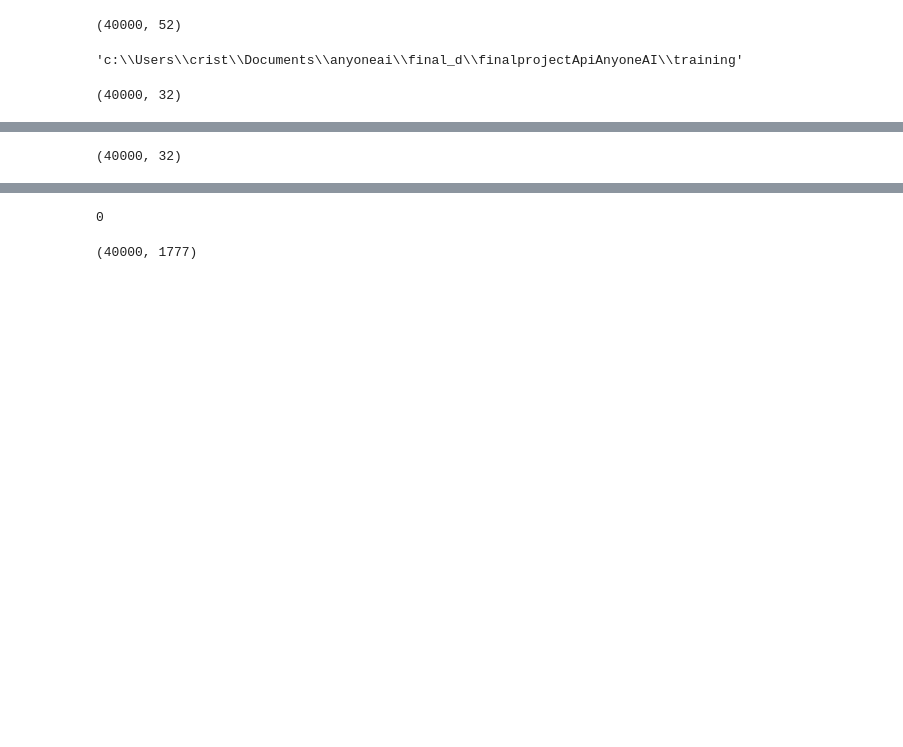
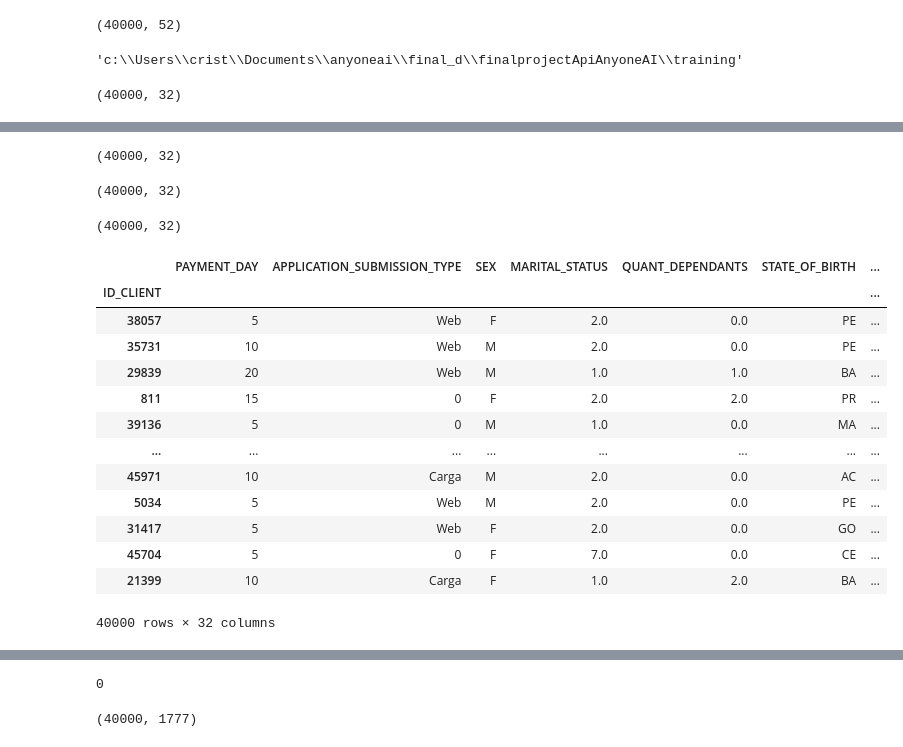
Before and after one commit to MorillaGit/Anyone_final_project, a Jupyter notebook: notebooks/2.preprocessing.ipynb, the cells around one changed output, grey strips where cells are left out. Drawn from its saved outputs; the diff is of its cells as text; code cells hidden in the pictures; blank space fills up the shorter version.

```diff
--- a/notebooks/2.preprocessing.ipynb
+++ b/notebooks/2.preprocessing.ipynb
@@ -135,3 +126,7 @@ Index(['PAYMENT_DAY', 'APPLICATION_SUBMISSION_TYPE', 'SEX', 'MARITAL_STATUS',
+# %%
+X_train.shape
+# %% [output]
+(40000, 32)
 # %%
   # preprocess X_train and X_test features
 X_train = data_utils.outliers(X_train)
@@ -141,6 +136,27 @@ X_train.shape
 (40000, 32)
 # %%
 X_train, X_test = data_utils.impute_nan(X_train, X_test)
+# %%
+X_train.shape
+# %% [output]
+(40000, 32)
+# %%
+X_train
+# %% [output]
+|  | PAYMENT_DAY | APPLICATION_SUBMISSION_TYPE | SEX | MARITAL_STATUS | QUANT_DEPENDANTS | STATE_OF_BIRTH | ... |
+| ID_CLIENT |  |  |  |  |  |  | ... |
+| 38057 | 5 | Web | F | 2.0 | 0.0 | PE | ... |
+| 35731 | 10 | Web | M | 2.0 | 0.0 | PE | ... |
+| 29839 | 20 | Web | M | 1.0 | 1.0 | BA | ... |
+| 811 | 15 | 0 | F | 2.0 | 2.0 | PR | ... |
+| 39136 | 5 | 0 | M | 1.0 | 0.0 | MA | ... |
+| ... | ... | ... | ... | ... | ... | ... | ... |
+| 45971 | 10 | Carga | M | 2.0 | 0.0 | AC | ... |
+| 5034 | 5 | Web | M | 2.0 | 0.0 | PE | ... |
+| 31417 | 5 | Web | F | 2.0 | 0.0 | GO | ... |
+| 45704 | 5 | 0 | F | 7.0 | 0.0 | CE | ... |
+| 21399 | 10 | Carga | F | 1.0 | 2.0 | BA | ... |
+40000 rows × 32 columns
 # %%
 X_train = data_utils.convert_payment_day(X_train)
 X_test = data_utils.convert_payment_day(X_test)
```
Also changed, not shown: parts of 15 cells of this notebook.
